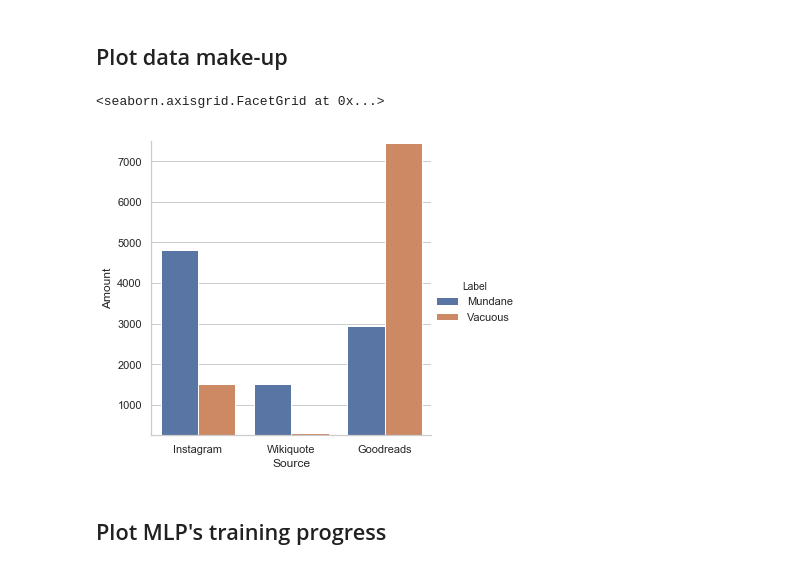
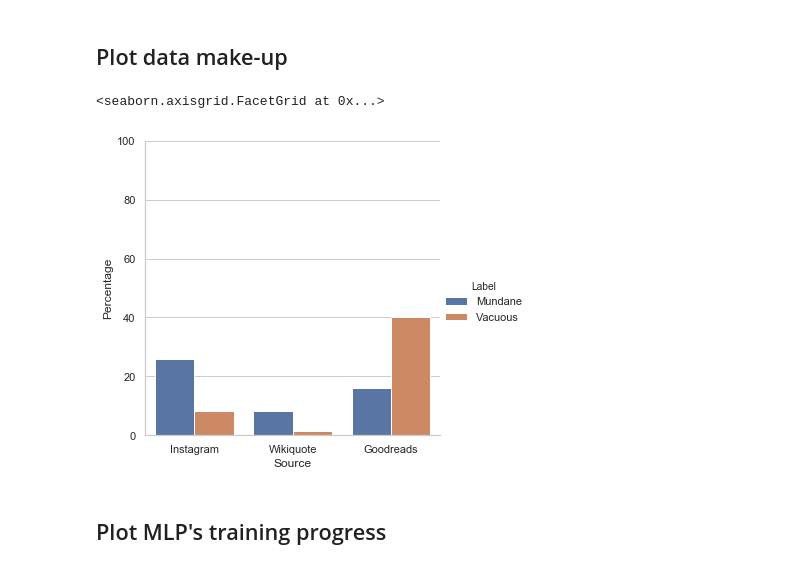
Before and after one commit to jerrychihchun/pseudo-profundity, a Jupyter notebook: Plotter.ipynb, the cells around one changed output. Cells and saved outputs as stored; diff of their text form; code cells hidden in the pictures.

```diff
--- a/Plotter.ipynb
+++ b/Plotter.ipynb
@@ -49,15 +48,15 @@ plot.set(ylim=(0.1, 0.75))
 # %%
 import seaborn as sns
 import pandas as pd
 
 sns.set(style="whitegrid")
 file = pd.read_csv('source.csv')
-plot = sns.catplot(x="Source", y='Amount', data=file, hue = 'Label',kind='bar')
-plot.set(ylim=(250, 7500))
+plot = sns.catplot(x="Source", y='Percentage', data=file, hue = 'Label',kind='bar')
+plot.set(ylim=(0, 100))
 #plot.savefig("data.pdf")
 # %% [output]
 <seaborn.axisgrid.FacetGrid at 0x...>
-[figure, old version]
+[figure, new version]
 # %% [markdown]
 ## Plot MLP's training progress
 # %%
```
Also changed, not shown: parts of 1 cell of this notebook.
